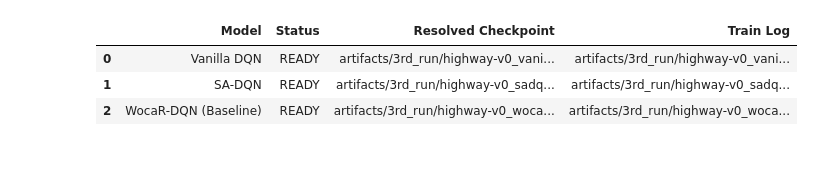
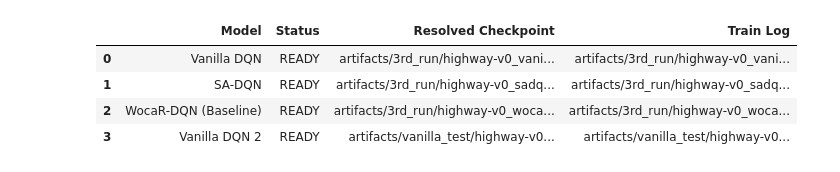
Before and after one commit to Internet-CADS/models, a Jupyter notebook: entries/02_wocar_dqn/02_wocar_evaluation.ipynb, the cells around one changed output. Cells and saved outputs as stored; diff of their text form; code cells hidden in the pictures.

```diff
--- a/entries/02_wocar_dqn/02_wocar_evaluation.ipynb
+++ b/entries/02_wocar_dqn/02_wocar_evaluation.ipynb
@@ -60,12 +47,6 @@ ENV_CONFIG = BASE_CONFIG["env_config"]
 TRAIN_EPS = float(BASE_CONFIG["training_config"]["epsilon"])  # 0.0025
 ACTION_NAMES = {0: "LANE_LEFT", 1: "IDLE", 2: "LANE_RIGHT", 3: "FASTER", 4: "SLOWER"}
 
-# ============================================================================
-# MODEL REGISTRY — Add new models or future iterations here!
-# "checkpoint" can be a direct .pth file path OR a run folder.
-# If a folder is given, the resolver automatically selects best_frame_<max>.pth
-# (or the final frame_4000000.pth once the run completes).
-# ============================================================================
 MODELS = {
     "Vanilla DQN": {
         "checkpoint": "artifacts/3rd_run/highway-v0_vanilla/best_frame_4000000.pth",
@@ -84,7 +65,7 @@ MODELS = {
         "train_log": "artifacts/3rd_run/highway-v0_wocar/train.log",
         "color": "#2ca02c",
         "linestyle": "-",
-    },
+     },
     "Vanilla DQN 2": {
         "checkpoint": "artifacts/vanilla_test/highway-v0_vanilla/best_frame_2450000.pth",
         "train_log": "artifacts/vanilla_test/highway-v0_vanilla/train.log",
@@ -107,7 +88,7 @@ MODELS = {
 }
 
 # Evaluation settings
-N_EPISODES = 100                     # Deterministic episode seeds 0 .. N_EPISODES-1
+N_EPISODES = 300                     # Deterministic episode seeds 0 .. N_EPISODES-1 (bumped from 100)
 EPSILONS = [0.0, 0.0005, 0.001, 0.0025, 0.005, 0.01, 0.02, 0.05]
 ATTACK_METHODS = ["random_linf", "pgd", "minbest", "worst_q"]
 PGD_STEPS = 10
@@ -177,4 +158,5 @@ objc[14127]: Class METAL_TextureData is implemented in both /Users/frederikbach/
 |  | Model | Status | Resolved Checkpoint | Train Log |
 | 0 | Vanilla DQN | READY | artifacts/3rd_run/highway-v0_vani... | artifacts/3rd_run/highway-v0_vani... |
 | 1 | SA-DQN | READY | artifacts/3rd_run/highway-v0_sadq... | artifacts/3rd_run/highway-v0_sadq... |
 | 2 | WocaR-DQN (Baseline) | READY | artifacts/3rd_run/highway-v0_woca... | artifacts/3rd_run/highway-v0_woca... |
+| 3 | Vanilla DQN 2 | READY | artifacts/vanilla_test/highway-v0... | artifacts/vanilla_test/highway-v0... |
```
Also changed, not shown: parts of 14 cells of this notebook.
